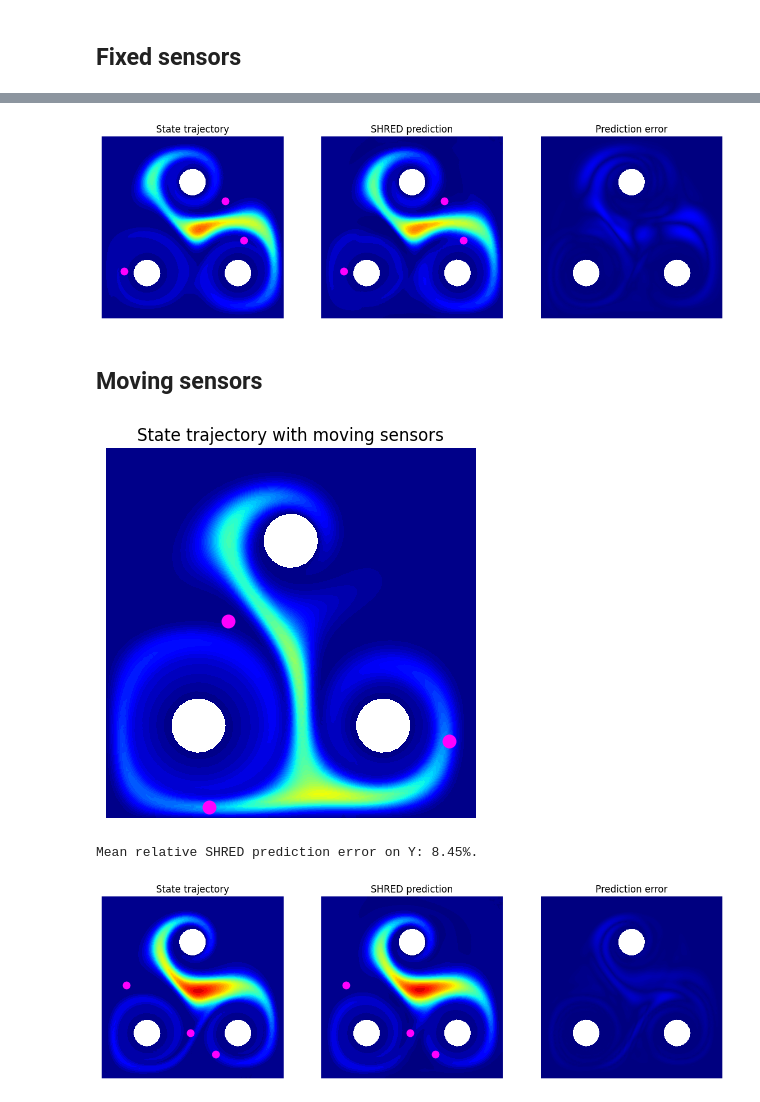
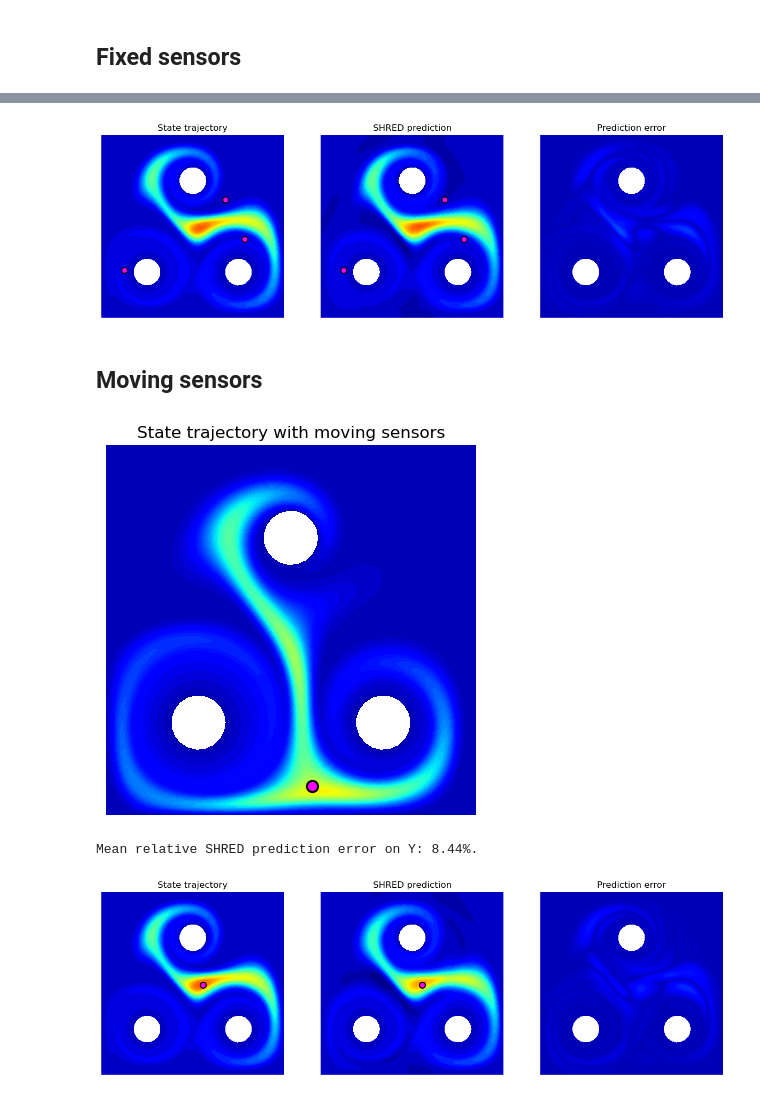
Before and after one commit to markus0800/SHRED-ROM, a Jupyter notebook: Pinball.ipynb, the cells around one changed output, grey strips where cells are left out. Drawn from its saved outputs; the diff is of its cells as text; code cells hidden in the pictures.

Commit message:
NS and Pinball Formatted

```diff
--- a/Pinball.ipynb
+++ b/Pinball.ipynb
@@ -480,13 +480,13 @@ def trajectories_with_fixedsensors(yts, sensors_coordinates, titles = None):
         vmin = min(yts[j].min() for j in range(len(yts)))
         vmax = max(yts[j].max() for j in range(len(yts)))
 
-        plt.figure(figsize = (100, 100))
+        plt.figure(figsize = (15, 15))
         for j in range(len(yts)):
-            plt.subplot(20, 20, j+1)
+            plt.subplot(1, len(yts), j+1)
             plot(vec2fun(yts[j][i], Yh), cmap = "jet", vmin = vmin, vmax = vmax)
             if j < len(yts)-1:
                for k in np.arange(0, nsensors * 2, 2):
-                   plt.plot(sensors_coordinates[k], sensors_coordinates[k+1], 'o', mfc = '#FF00FF', mec = '#FF00FF', ms = 8, mew = 2)
+                   plt.plot(sensors_coordinates[k], sensors_coordinates[k+1], 'o', mfc = 'magenta', mec = 'black', ms = 8, mew = 1.5)
             plt.title(titles[j])
             plt.axis('off')
 
@@ -500,13 +500,13 @@ plotlist = [Ytest[which], Ytest_hat[which], ((Ytest[which] - Ytest_hat[which])**
 
 trajectories_with_fixedsensors(plotlist, sensors_coordinates, titles = ("State trajectory", "SHRED prediction", "Prediction error"))
 # %% [output]
-[figure, old version]
+[figure, new version]
 # %% [markdown]
 ## Moving sensors
 # %%
 # EXTRACT SENSOR COORDINATES (SKIP THIS CELL IF COORDINATES ALREADY AVAILABLE)
 
-nsensors = 3
+nsensors = 1
 sensors_coordinates = torch.zeros(ntrajectories, ntimes, nsensors * 2) # Sensors coordinates for every trajectory
 
 for i in range(ntrajectories):
@@ -522,8 +522,8 @@ for i in range(ntrajectories):
 # %%
 # LOAD SENSOR COORDINATES
 
-nsensors = 3
-sensors_coordinates = torch.load('Data/Pinball_movingsensors_coordinates_diff_init.pt', weights_only = True)
+nsensors = 1
+sensors_coordinates = torch.load('Data/Pinball_movingsensors_coordinates_same_init.pt', weights_only = True)
 # %%
 # TRAJECTORY WITH SENSORS (PLOT)
 
@@ -539,7 +539,7 @@ def trajectory_with_movingsensors(yt, sensors_coordinates, title = None):
     for i in range(yt.shape[0]):
         plot(vec2fun(yt[i], Yh), cmap = "jet", vmin = vmin, vmax = vmax)
         for k in np.arange(0, nsensors * 2, 2):
-            plt.plot(sensors_coordinates[i,k], sensors_coordinates[i,k+1], 'o', mfc = '#FF00FF', mec = '#FF00FF', ms = 8, mew = 2)
+            plt.plot(sensors_coordinates[i,k], sensors_coordinates[i,k+1], 'o', mfc = 'magenta', mec = 'black', ms = 8, mew = 1.5)
         plt.title(title)
         plt.axis('off')
         display(plt.gcf())
@@ -550,7 +550,7 @@ which = 0
 
 trajectory_with_movingsensors(Y[which], sensors_coordinates[which], title = "State trajectory with moving sensors")
 # %% [output]
-[figure, old version]
+[figure, new version]
 # %%
 # TRAIN-VALIDATION-TEST SPLITTING
 
@@ -564,7 +564,7 @@ from utils.processdata import Padding, TimeSeriesDataset
 
 device = torch.device("cuda" if torch.cuda.is_available() else "cpu")
 
-lag = 30
+lag = 10
 
 train_data_in = Padding(torch.cat((sensors_coordinates_train, MUtrain), 2), lag).to(device)
 valid_data_in = Padding(torch.cat((sensors_coordinates_valid, MUvalid), 2), lag).to(device)
@@ -590,7 +590,7 @@ train_errors, valid_errors = fit(shred, train_dataset, valid_dataset, batch_size
 from utils.models import SHRED, fit
 
 shred = SHRED(2 * nsensors + nparams, kstate, hidden_size = 64, hidden_layers = 2, decoder_sizes = [350, 400], dropout = 0.1).to(device)
-shred.load_state_dict(torch.load( 'NN/Pinball_shred_movingsensors_coords_only.pt', weights_only = False));
+shred.load_state_dict(torch.load('NN/Pinball_shred_movingsensors_same_init_coords_only.pt', weights_only = False));
 # %%
 # SHRED ERRORS ON TEST DATA
 
@@ -601,39 +601,39 @@ Ytest_hat = (Ytest_POD_hat @ V).reshape(ntest, ntimes, nstate)
 
 print("Mean relative SHRED prediction error on Y: %s." % num2p(mre(Ytest, Ytest_hat)))
 # %% [output]
-Mean relative SHRED prediction error on Y: 8.45%.
+Mean relative SHRED prediction error on Y: 8.44%.
 # %%
 # FOM vs SHRED PREDICTION (PLOTS)
 
 def trajectories_with_movingsensors(yts, sensors_coordinates, colorbar = False, shrink = 1, format = "%0.2f", titles = None):
     """
     Trajectories with moving sensor
     Input: list of trajectories with dimension (ntimes, nstate) and sensors coordinates with dimension (ntimes, 2 * nsensors)
     """
 
     for i in range(yts[0].shape[0]):
 
         vmin = min(yts[j].min() for j in range(len(yts)))
         vmax = max(yts[j].max() for j in range(len(yts)))
 
-        plt.figure(figsize = (100, 100))
+        plt.figure(figsize = (15, 15))
         for j in range(len(yts)):
-            plt.subplot(20, 20, j+1)
+            plt.subplot(1, len(yts), j+1)
             plot(vec2fun(yts[j][i], Yh), cmap = "jet", vmin = vmin, vmax = vmax)
             if j < len(yts)-1:
                for k in np.arange(0, nsensors * 2, 2):
-                   plt.plot(sensors_coordinates[i,k], sensors_coordinates[i,k+1], 'o', mfc = '#FF00FF', mec = '#FF00FF', ms = 8, mew = 2)
+                   plt.plot(sensors_coordinates[i,k], sensors_coordinates[i,k+1], 'o', mfc = 'magenta', mec = 'black', ms = 8, mew = 1.5)
             plt.title(titles[j])
             plt.axis('off')
 
         display(plt.gcf())
         plt.close()
         clc(wait=True)
 
 which = 0
 
 plotlist = [Ytest[which], Ytest_hat[which], ((Ytest[which] - Ytest_hat[which])**2).sqrt()]
 
-trajectories_with_movingsensors(plotlist, sensors_coordinates[which], titles = ("State trajectory", "SHRED prediction", "Prediction error"))
+trajectories_with_movingsensors(plotlist, sensors_coordinates_test[which], titles = ("State trajectory", "SHRED prediction", "Prediction error"))
 # %% [output]
-[figure, old version]
+[figure, new version]
```
Also changed, not shown: parts of 9 cells of this notebook, 1 other file.
